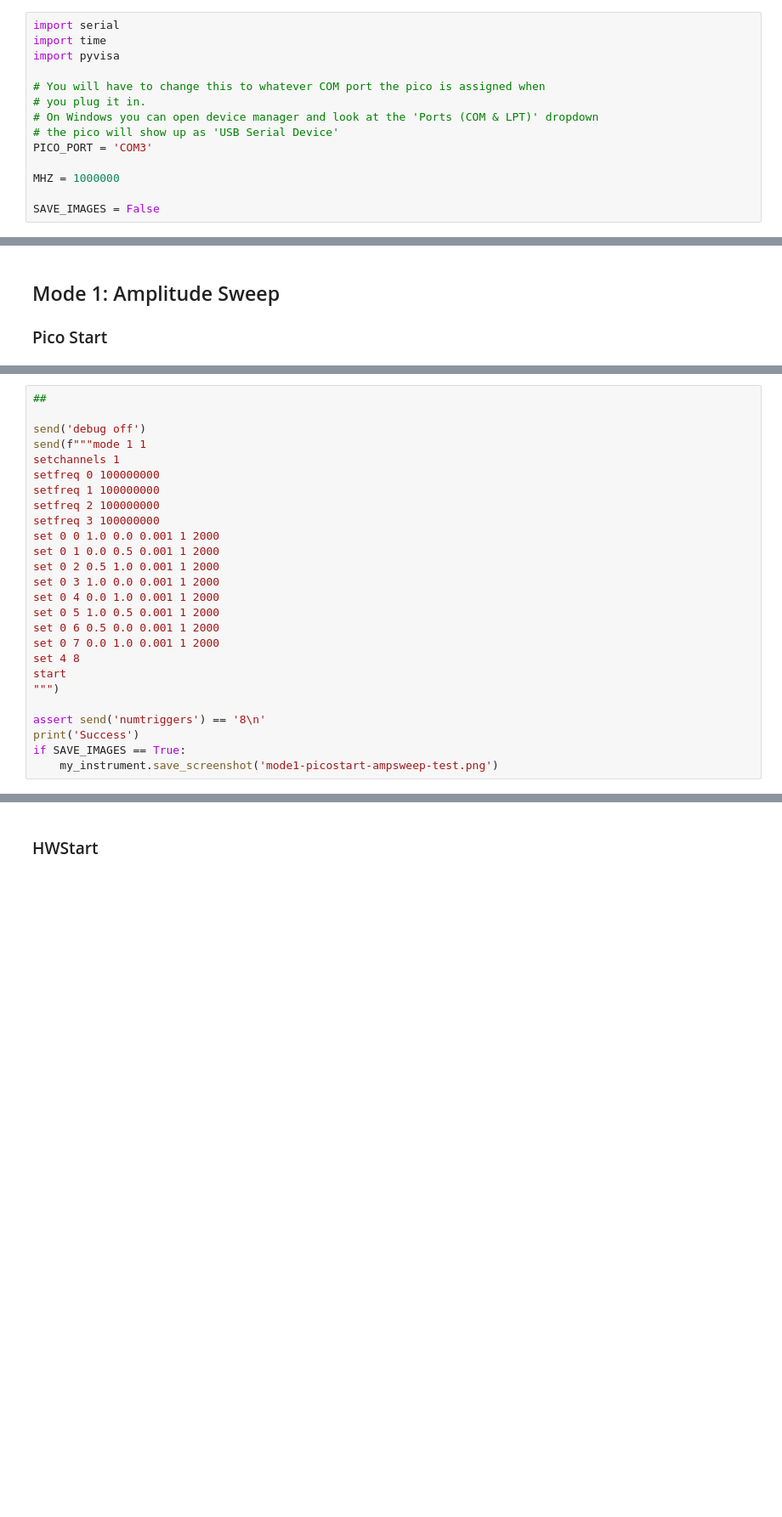
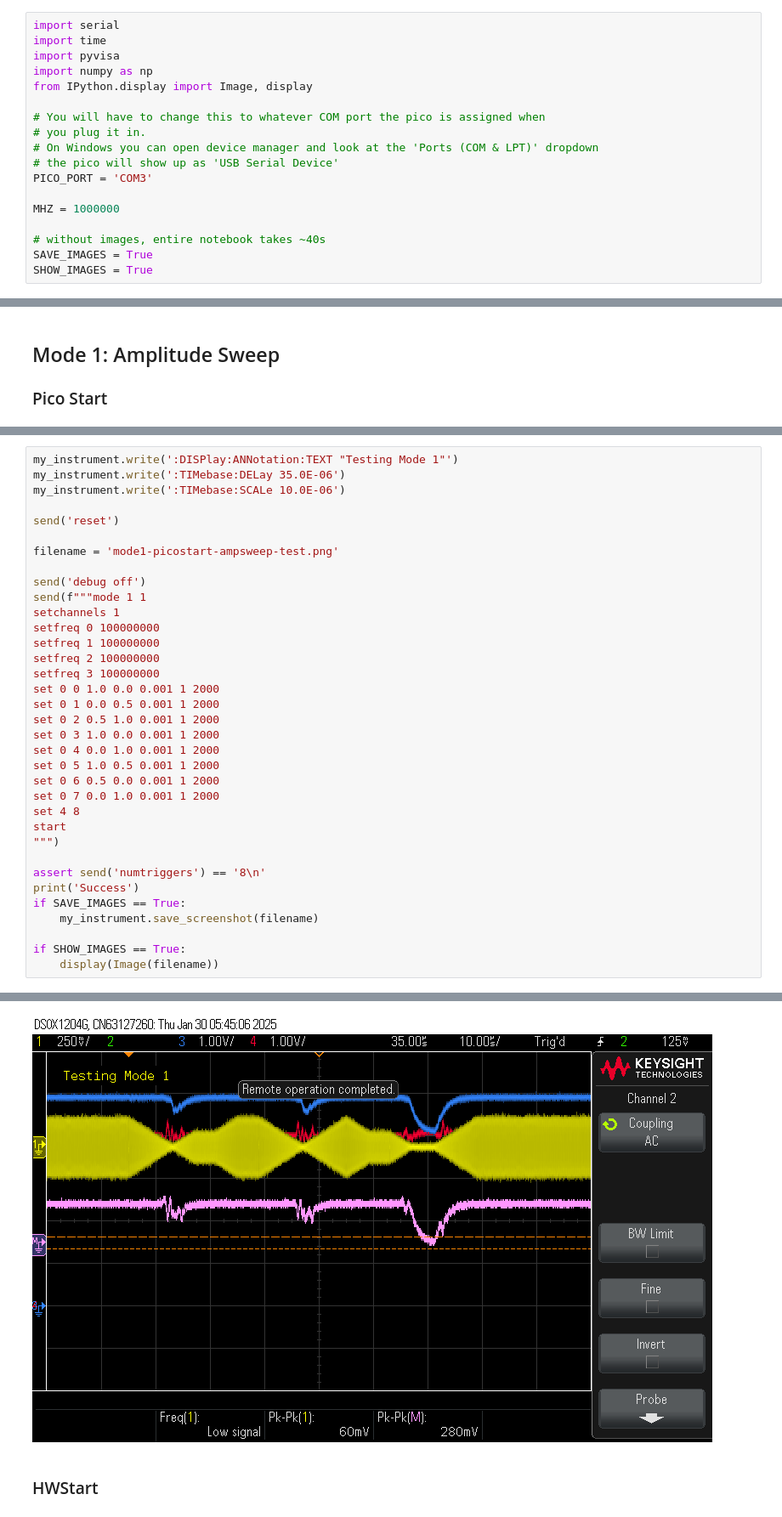
Before and after one commit to QTC-UMD/dds-sweeper, a Jupyter notebook: testing/tests.ipynb, the cells around one changed output, grey strips where cells are left out. Shown: that part at 85% size. Saved outputs shown, nothing was run; the diff lists cells and outputs as text; blank space fills up the shorter version.

```diff
--- a/testing/tests.ipynb
+++ b/testing/tests.ipynb
@@ -2,6 +4,8 @@
 import serial
 import time
 import pyvisa
+import numpy as np
+from IPython.display import Image, display
 
 # You will have to change this to whatever COM port the pico is assigned when
 # you plug it in.
@@ -11,7 +15,9 @@ PICO_PORT = 'COM3'
 
 MHZ = 1000000
 
-SAVE_IMAGES = False
+# without images, entire notebook takes ~40s
+SAVE_IMAGES = True
+SHOW_IMAGES = True
 # %%
 # helper for sending serial commands
 # expects a string with the command (they dont have to be escaped with \r or \n at the end)
@@ -462,31 +622,41 @@ send('reset')
 # %%
-##
+my_instrument.write(':DISPlay:ANNotation:TEXT "Testing Mode 1"')
+my_instrument.write(':TIMebase:DELay 35.0E-06')
+my_instrument.write(':TIMebase:SCALe 10.0E-06')
+
+send('reset')
+
+filename = 'mode1-picostart-ampsweep-test.png'
 
 send('debug off')
 send(f"""mode 1 1
 setchannels 1
 setfreq 0 100000000
 setfreq 1 100000000
 setfreq 2 100000000
 setfreq 3 100000000
 set 0 0 1.0 0.0 0.001 1 2000
 set 0 1 0.0 0.5 0.001 1 2000
 set 0 2 0.5 1.0 0.001 1 2000
 set 0 3 1.0 0.0 0.001 1 2000
 set 0 4 0.0 1.0 0.001 1 2000
 set 0 5 1.0 0.5 0.001 1 2000
 set 0 6 0.5 0.0 0.001 1 2000
 set 0 7 0.0 1.0 0.001 1 2000
 set 4 8
 start
 """)
 
 assert send('numtriggers') == '8\n'
 print('Success')
 if SAVE_IMAGES == True:
-    my_instrument.save_screenshot('mode1-picostart-ampsweep-test.png')
+    my_instrument.save_screenshot(filename)
+
+if SHOW_IMAGES == True:
+    display(Image(filename))
 # %% [output]
 Success
+[figure, added]
 # %% [markdown]
 ### HWStart
 # %%
```
Also changed, not shown: parts of 50 cells of this notebook.
